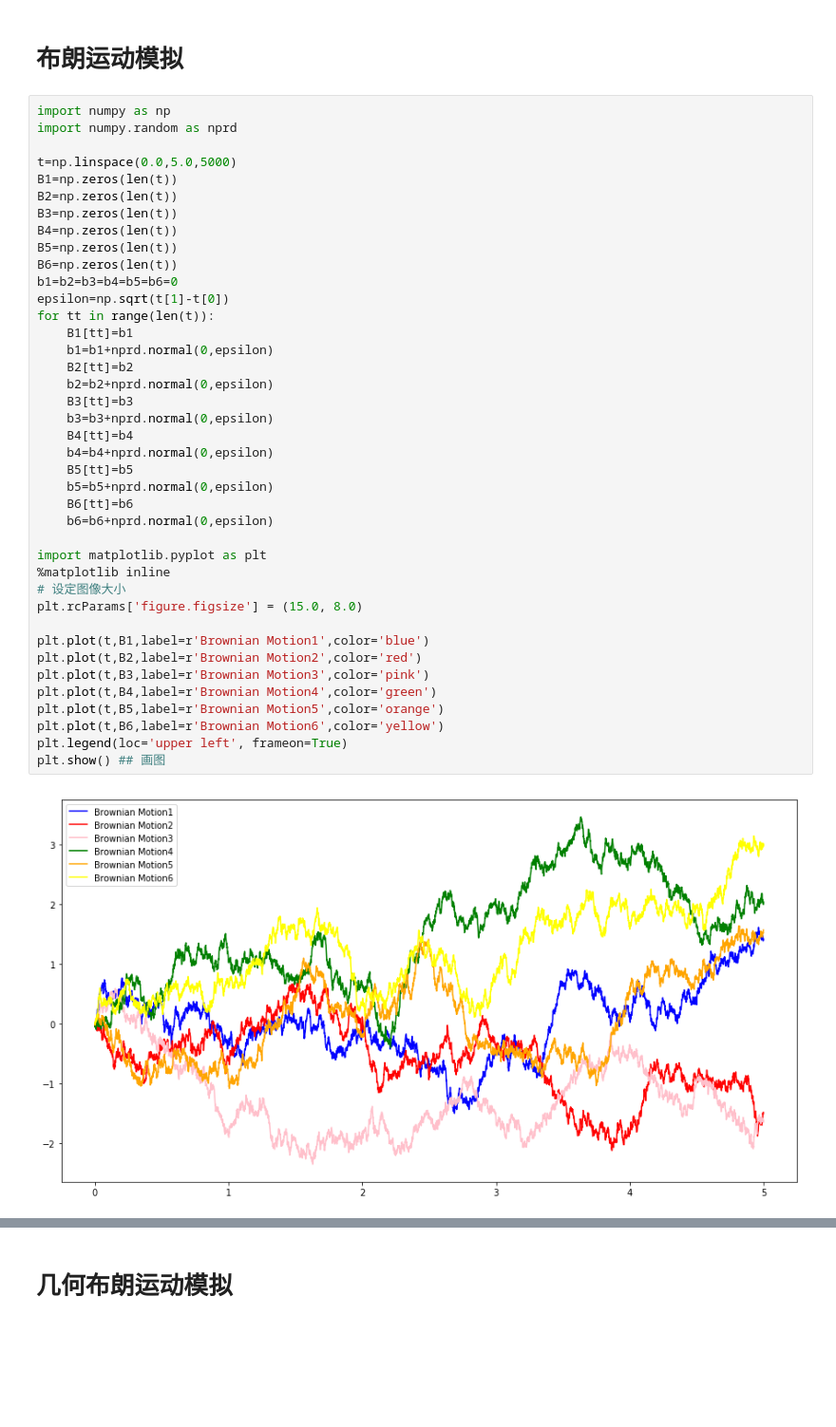
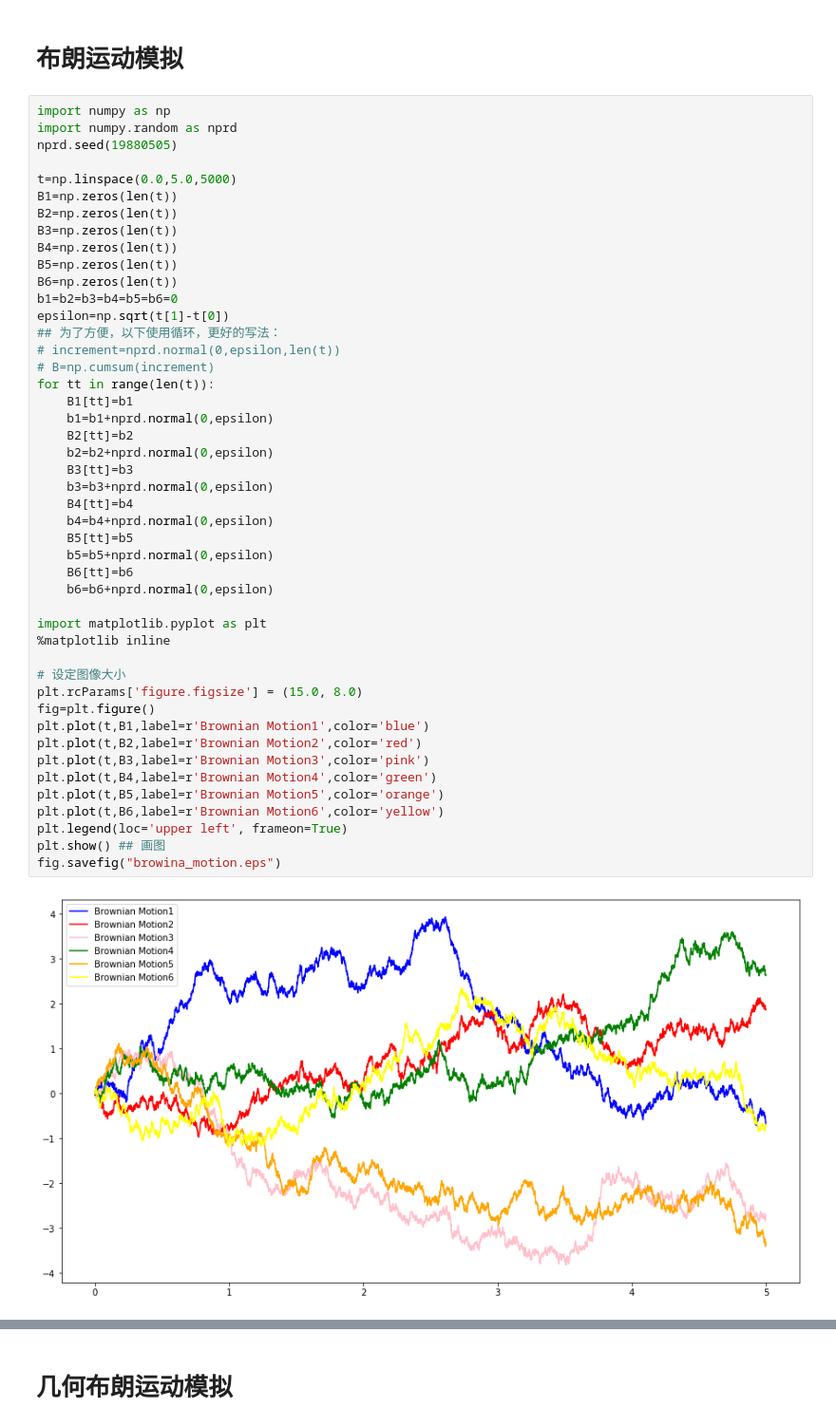
Before and after one commit to sijichun/MathStatsCode, a Jupyter notebook: notebook_python/Brownian.ipynb, the cells around one changed output, grey strips where cells are left out. Shown at 95% size. Saved outputs shown, nothing was run; the diff lists cells and outputs as text; blank space fills up the shorter version.

```diff
--- a/notebook_python/Brownian.ipynb
+++ b/notebook_python/Brownian.ipynb
@@ -3,6 +3,7 @@
 # %%
 import numpy as np
 import numpy.random as nprd
+nprd.seed(19880505)
 
 t=np.linspace(0.0,5.0,5000)
 B1=np.zeros(len(t))
@@ -13,32 +14,37 @@ B5=np.zeros(len(t))
 B6=np.zeros(len(t))
 b1=b2=b3=b4=b5=b6=0
 epsilon=np.sqrt(t[1]-t[0])
+## 为了方便，以下使用循环，更好的写法：
+# increment=nprd.normal(0,epsilon,len(t))
+# B=np.cumsum(increment)
 for tt in range(len(t)):
     B1[tt]=b1
     b1=b1+nprd.normal(0,epsilon)
     B2[tt]=b2
     b2=b2+nprd.normal(0,epsilon)
     B3[tt]=b3
     b3=b3+nprd.normal(0,epsilon)
     B4[tt]=b4
     b4=b4+nprd.normal(0,epsilon)
     B5[tt]=b5
     b5=b5+nprd.normal(0,epsilon)
     B6[tt]=b6
     b6=b6+nprd.normal(0,epsilon)
 
 import matplotlib.pyplot as plt
 %matplotlib inline
+
 # 设定图像大小
 plt.rcParams['figure.figsize'] = (15.0, 8.0)
-
+fig=plt.figure()
 plt.plot(t,B1,label=r'Brownian Motion1',color='blue')
 plt.plot(t,B2,label=r'Brownian Motion2',color='red')
 plt.plot(t,B3,label=r'Brownian Motion3',color='pink')
 plt.plot(t,B4,label=r'Brownian Motion4',color='green')
 plt.plot(t,B5,label=r'Brownian Motion5',color='orange')
 plt.plot(t,B6,label=r'Brownian Motion6',color='yellow')
 plt.legend(loc='upper left', frameon=True)
 plt.show() ## 画图
+fig.savefig("browina_motion.eps")
 # %% [output]
-[figure, old version]
+[figure, new version]
```
Also changed, not shown: parts of 11 cells of this notebook, 2 other files.
